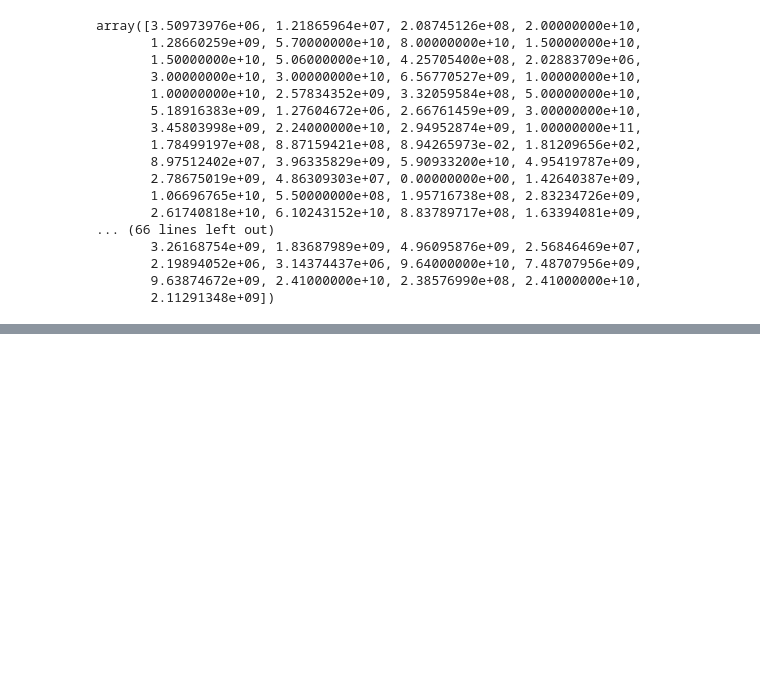
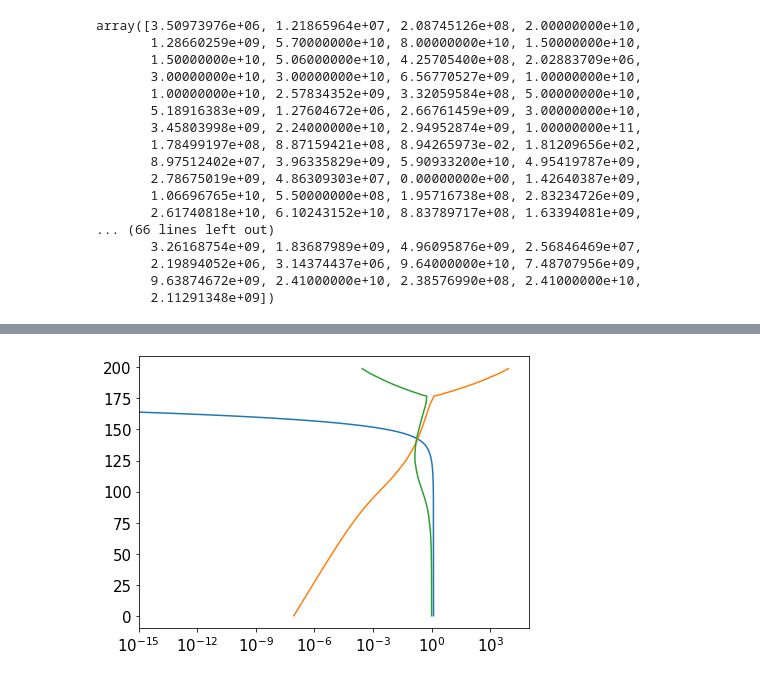
Before and after one commit to Nicholaswogan/photochem, a Jupyter notebook: random.ipynb, the cells around one changed output, grey strips where cells are left out. Drawn from its saved outputs; the diff is of its cells as text; code cells hidden in the pictures; blank space fills up the shorter version.

```diff
--- a/random.ipynb
+++ b/random.ipynb
@@ -224,0 +246,15 @@ array([3.50973976e+06, 1.21865964e+07, 2.08745126e+08, 2.00000000e+10,
+# %%
+f = FortranFile('src/outfile.dat', 'r')
+nq = f.read_record(np.int32)[0]
+nz = f.read_record(np.int32)[0]
+kj = 47+5+3
+tmp = f.read_record(np.dtype("S8"))
+species_names = np.char.strip(tmp.astype('U')).tolist()
+xs_x_qy = f.read_record(np.double).reshape((nz,kj,200),order='F')
+usol = f.read_record(np.double).reshape((nq,nz),order='F')
+prates = f.read_record(np.double).reshape((nz,kj),order='F')
+f.close()
+
+sol = {}
+for i,sp in enumerate(species_names):
+    sol[sp] = usol[i]
@@ -224,0 +270,8 @@ array([3.50973976e+06, 1.21865964e+07, 2.08745126e+08, 2.00000000e+10,
+# %%
+tau,w0= np.loadtxt('tau.txt').T
+# %%
+f = FortranFile('src/amean.dat', 'r')
+amean = np.zeros((100,201))
+for i in range(100):
+    amean[i] = f.read_record(np.double).reshape((201),order='F')
+f.close()
@@ -224,0 +280,21 @@ array([3.50973976e+06, 1.21865964e+07, 2.08745126e+08, 2.00000000e+10,
+# %%
+plt.rcParams.update({'font.size': 15})
+fig,ax = plt.subplots(1,1,figsize=[7,5])
+
+# ax.plot(start,range(len(start)))
+
+# ax.plot(sol['O'],range(len(start)))
+# ax.plot(sol['OH'],range(len(start)))
+
+ax.plot(amean[0][:-1],range(len(start)))
+ax.plot(tau,range(len(start)))
+ax.plot(w0,range(len(start)))
+
+
+
+
+ax.set_xlim(1e-15,1e5)
+ax.set_xscale('log')
+plt.show()
+# %% [output]
+[figure, added]
```
Also changed, not shown: parts of 19 cells of this notebook, 6 other files.
